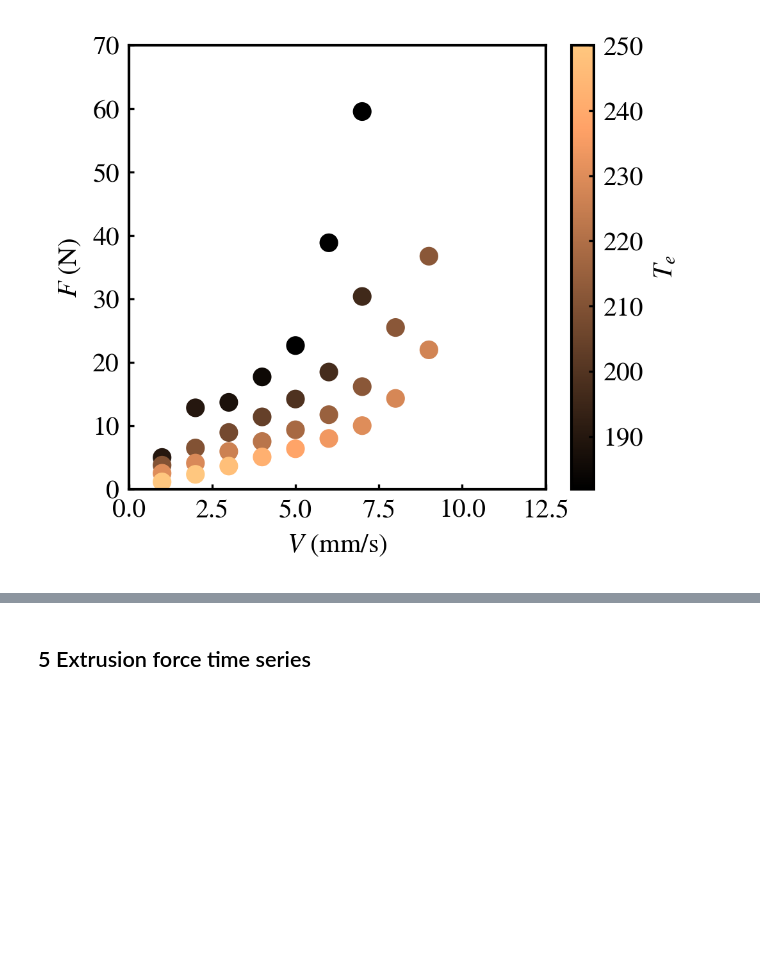
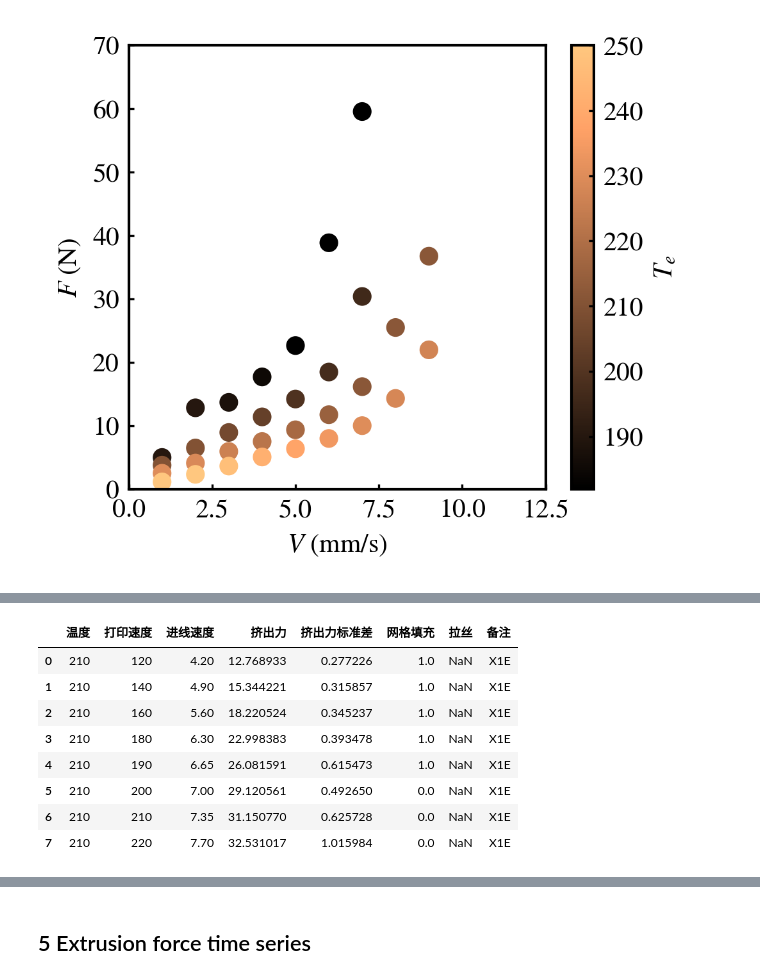
Before and after one commit to ZLoverty/ETP, a Jupyter notebook: Code/reanalysis-of-extrusion-data.ipynb, the cells around one changed output, grey strips where cells are left out. Cells and saved outputs as stored; diff of their text form; code cells hidden in the pictures; blank space fills up the shorter version.

```diff
--- a/Code/reanalysis-of-extrusion-data.ipynb
+++ b/Code/reanalysis-of-extrusion-data.ipynb
@@ -300 +361,13 @@ data = pd.read_excel(folder / "挤出力x打印性.xlsx", sheet_name="L1003-6")
+# %%
+df
+# %% [output]
+|  | 温度 | 打印速度 | 进线速度 | 挤出力 | 挤出力标准差 | 网格填充 | 拉丝 | 备注 |
+| 0 | 210 | 120 | 4.20 | 12.768933 | 0.277226 | 1.0 | NaN | X1E |
+| 1 | 210 | 140 | 4.90 | 15.344221 | 0.315857 | 1.0 | NaN | X1E |
+| 2 | 210 | 160 | 5.60 | 18.220524 | 0.345237 | 1.0 | NaN | X1E |
+| 3 | 210 | 180 | 6.30 | 22.998383 | 0.393478 | 1.0 | NaN | X1E |
+| 4 | 210 | 190 | 6.65 | 26.081591 | 0.615473 | 1.0 | NaN | X1E |
+| 5 | 210 | 200 | 7.00 | 29.120561 | 0.492650 | 0.0 | NaN | X1E |
+| 6 | 210 | 210 | 7.35 | 31.150770 | 0.625728 | 0.0 | NaN | X1E |
+| 7 | 210 | 220 | 7.70 | 32.531017 | 1.015984 | 0.0 | NaN | X1E |
 # %%
```
Also changed, not shown: parts of 9 cells of this notebook, 2 other files.
